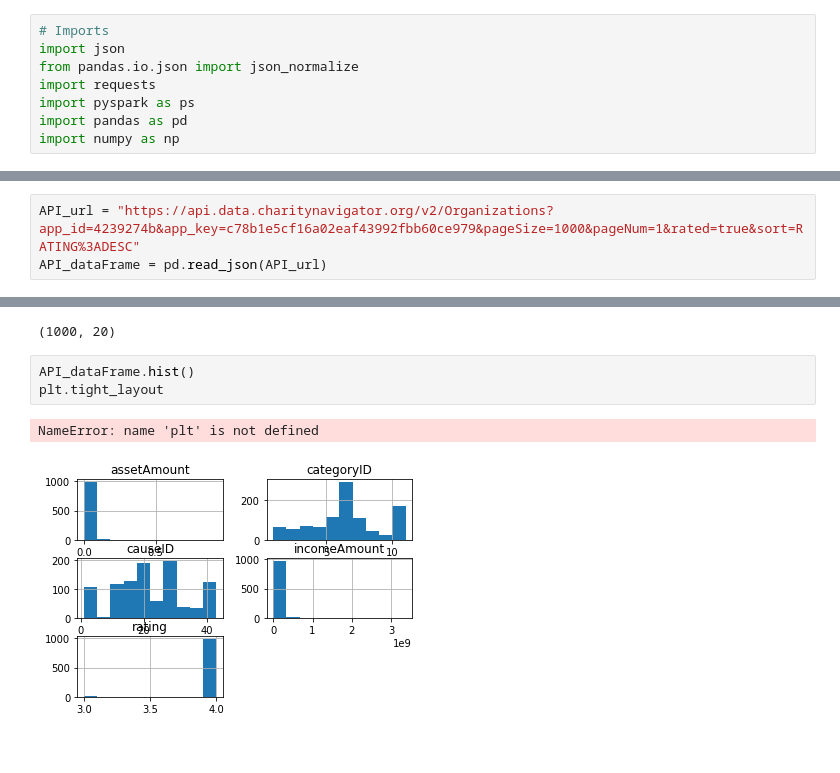
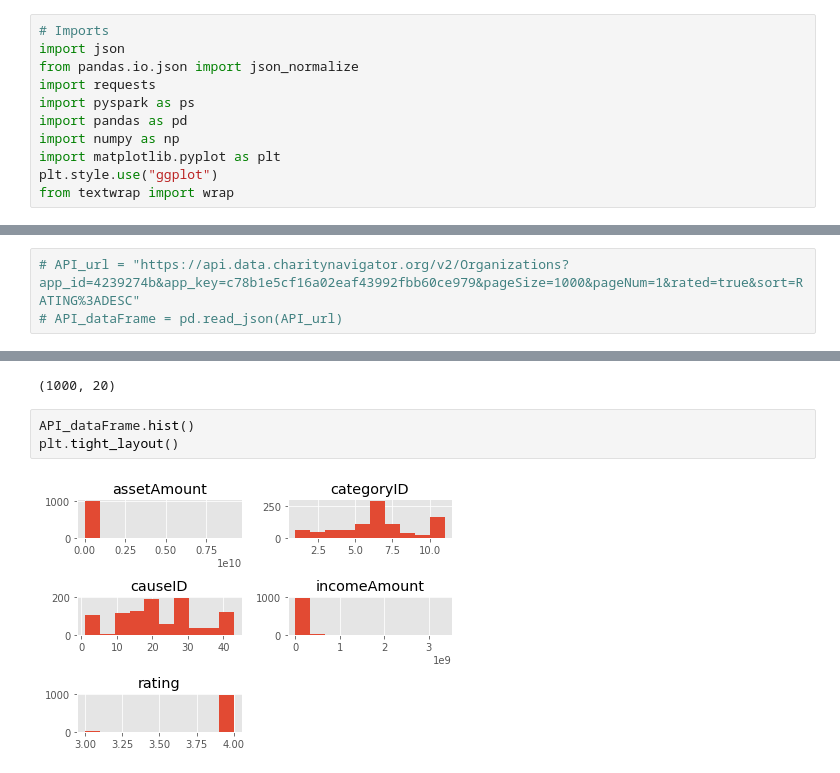
Before and after one commit to jackvessa/Capstone1_Givz_EDA, a Jupyter notebook: Charity_Navigator_API_Optimized.ipynb, the cells around one changed output, grey strips where cells are left out. Drawn from its saved outputs; the diff is of its cells as text.

```diff
--- a/Charity_Navigator_API_Optimized.ipynb
+++ b/Charity_Navigator_API_Optimized.ipynb
@@ -6,6 +6,9 @@ import requests
 import pyspark as ps
 import pandas as pd
 import numpy as np
+import matplotlib.pyplot as plt
+plt.style.use("ggplot")
+from textwrap import wrap
 # %%
 # Methods
 def unpack_column(dataFrame,col_name):
@@ -21,6 +41,6 @@ def unpack_and_destroy(dataFrame,column):
 # %%
-API_url = "https://api.data.charitynavigator.org/v2/Organizations?app_id=4239274b&app_key=c78b1e5cf16a02eaf43992fbb60ce979&pageSize=1000&pageNum=1&rated=true&sort=RATING%3ADESC"
-API_dataFrame = pd.read_json(API_url)
+# API_url = "https://api.data.charitynavigator.org/v2/Organizations?app_id=4239274b&app_key=c78b1e5cf16a02eaf43992fbb60ce979&pageSize=1000&pageNum=1&rated=true&sort=RATING%3ADESC"
+# API_dataFrame = pd.read_json(API_url)
 # %%
 #Unpacking the Dictionaries
 for col in API_dataFrame:
@@ -72,7 +91,6 @@ API_dataFrame.shape
 (1000, 20)
 # %%
 API_dataFrame.hist()
-plt.tight_layout
+plt.tight_layout()
 # %% [output]
-NameError: name 'plt' is not defined
-[figure, old version]
+[figure, new version]
```
Also changed, not shown: parts of 30 cells of this notebook, 2 other files.
